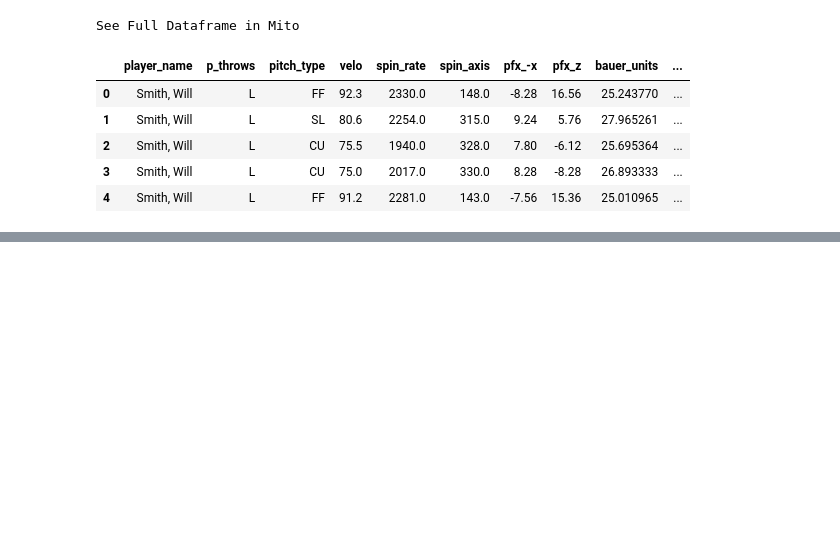
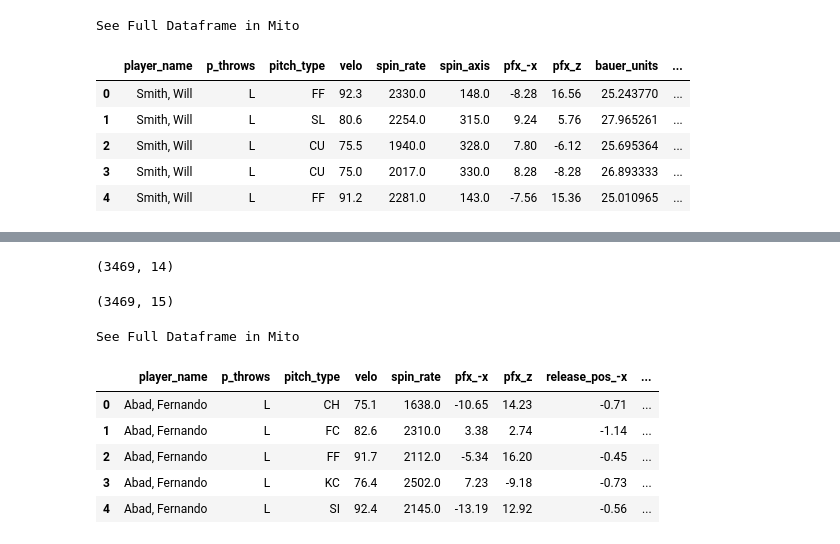
Before and after one commit to anthonyzurke/pitch-model, a Jupyter notebook: notebooks/cleaning-model.ipynb, the cells around one changed output, grey strips where cells are left out. Saved outputs shown, nothing was run; the diff lists cells and outputs as text; code cells hidden in the pictures; blank space fills up the shorter version.

```diff
--- a/notebooks/cleaning-model.ipynb
+++ b/notebooks/cleaning-model.ipynb
@@ -172,0 +181,25 @@ avg_rv.to_csv('../data/avg-rv')
+# %%
+avg_metrics = data2.groupby(['player_name', 'p_throws', 'pitch_type'],
+                            as_index = False)['velo', 'spin_rate', 'pfx_-x', 'pfx_z',
+                                              'release_pos_-x','release_pos_z',
+                                              'release_extension',
+                                              'arm_angle'].mean()
+avg_metrics = pd.DataFrame(avg_metrics)
+
+sum_rv = data2.groupby(['player_name', 'p_throws', 'pitch_type'],
+                       as_index = False)['n_pitches', 'rv'].sum()
+rv = pd.merge(avg_metrics, sum_rv, how = 'left', on = ['player_name', 'p_throws', 'pitch_type'])
+rv['RV/100'] = round(((rv['rv'] / rv['n_pitches']) * 100), 2)
+rv['velo'] = round(rv['velo'], 1)
+rv['spin_rate'] = round(rv['spin_rate'])
+rv['pfx_-x'] = round(rv['pfx_-x'], 2)
+rv['pfx_z'] = round(rv['pfx_z'], 2)
+rv['release_extension'] = round(rv['release_extension'], 2)
+rv['release_pos_-x'] = round(rv['release_pos_-x'], 2)
+rv['release_pos_z'] = round(rv['release_pos_z'], 2)
+print(rv.shape)
+rv.head()
+
+rv.to_csv('../data/test-rv.csv')
+# %% [output]
+(3469, 14)
@@ -172,0 +227,14 @@ avg_rv.to_csv('../data/avg-rv')
+# %%
+rv2['pp'] = rv2['rv'] / rv2['n_pitches']
+rv2['pp'] = rv2['avg_rv'] * rv2['n_pitches']
+print(rv2.shape)
+rv2.head()
+# %% [output]
+(3469, 15)
+See Full Dataframe in Mito
+|  | player_name | p_throws | pitch_type | velo | spin_rate | pfx_-x | pfx_z | release_pos_-x | ... |
+| 0 | Abad, Fernando | L | CH | 75.1 | 1638.0 | -10.65 | 14.23 | -0.71 | ... |
+| 1 | Abad, Fernando | L | FC | 82.6 | 2310.0 | 3.38 | 2.74 | -1.14 | ... |
+| 2 | Abad, Fernando | L | FF | 91.7 | 2112.0 | -5.34 | 16.20 | -0.45 | ... |
+| 3 | Abad, Fernando | L | KC | 76.4 | 2502.0 | 7.23 | -9.18 | -0.73 | ... |
+| 4 | Abad, Fernando | L | SI | 92.4 | 2145.0 | -13.19 | 12.92 | -0.56 | ... |
```
Also changed, not shown: parts of 8 cells of this notebook, 5 other files.
